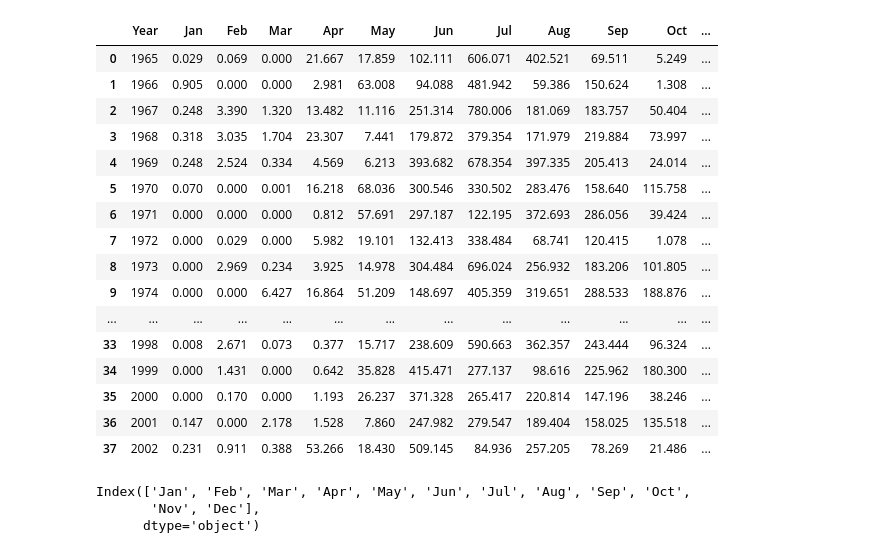
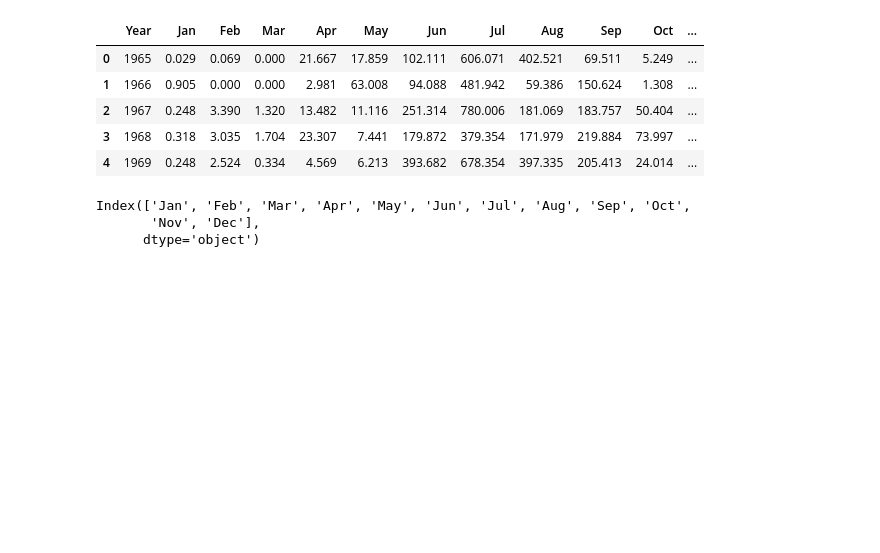
Before and after one commit to alex-v08/practica_DS_coder, a Jupyter notebook: Clase_pandas.ipynb, the cells around one changed output. Drawn from its saved outputs; the diff is of its cells as text; code cells hidden in the pictures; blank space fills up the shorter version.

```diff
--- a/Clase_pandas.ipynb
+++ b/Clase_pandas.ipynb
@@ -3,25 +3,14 @@ import pandas as pd
 # %%
 df_lluvias_archivo = pd.read_csv('./Clase5/pune_1965_to_2002.csv')
 # %%
-df_lluvias_archivo
+df_lluvias_archivo.head(5)
 # %% [output]
 |  | Year | Jan | Feb | Mar | Apr | May | Jun | Jul | Aug | Sep | Oct | ... |
 | 0 | 1965 | 0.029 | 0.069 | 0.000 | 21.667 | 17.859 | 102.111 | 606.071 | 402.521 | 69.511 | 5.249 | ... |
 | 1 | 1966 | 0.905 | 0.000 | 0.000 | 2.981 | 63.008 | 94.088 | 481.942 | 59.386 | 150.624 | 1.308 | ... |
 | 2 | 1967 | 0.248 | 3.390 | 1.320 | 13.482 | 11.116 | 251.314 | 780.006 | 181.069 | 183.757 | 50.404 | ... |
 | 3 | 1968 | 0.318 | 3.035 | 1.704 | 23.307 | 7.441 | 179.872 | 379.354 | 171.979 | 219.884 | 73.997 | ... |
 | 4 | 1969 | 0.248 | 2.524 | 0.334 | 4.569 | 6.213 | 393.682 | 678.354 | 397.335 | 205.413 | 24.014 | ... |
-| 5 | 1970 | 0.070 | 0.000 | 0.001 | 16.218 | 68.036 | 300.546 | 330.502 | 283.476 | 158.640 | 115.758 | ... |
-| 6 | 1971 | 0.000 | 0.000 | 0.000 | 0.812 | 57.691 | 297.187 | 122.195 | 372.693 | 286.056 | 39.424 | ... |
-| 7 | 1972 | 0.000 | 0.029 | 0.000 | 5.982 | 19.101 | 132.413 | 338.484 | 68.741 | 120.415 | 1.078 | ... |
-| 8 | 1973 | 0.000 | 2.969 | 0.234 | 3.925 | 14.978 | 304.484 | 696.024 | 256.932 | 183.206 | 101.805 | ... |
-| 9 | 1974 | 0.000 | 0.000 | 6.427 | 16.864 | 51.209 | 148.697 | 405.359 | 319.651 | 288.533 | 188.876 | ... |
-| ... | ... | ... | ... | ... | ... | ... | ... | ... | ... | ... | ... | ... |
-| 33 | 1998 | 0.008 | 2.671 | 0.073 | 0.377 | 15.717 | 238.609 | 590.663 | 362.357 | 243.444 | 96.324 | ... |
-| 34 | 1999 | 0.000 | 1.431 | 0.000 | 0.642 | 35.828 | 415.471 | 277.137 | 98.616 | 225.962 | 180.300 | ... |
-| 35 | 2000 | 0.000 | 0.170 | 0.000 | 1.193 | 26.237 | 371.328 | 265.417 | 220.814 | 147.196 | 38.246 | ... |
-| 36 | 2001 | 0.147 | 0.000 | 2.178 | 1.528 | 7.860 | 247.982 | 279.547 | 189.404 | 158.025 | 135.518 | ... |
-| 37 | 2002 | 0.231 | 0.911 | 0.388 | 53.266 | 18.430 | 509.145 | 84.936 | 257.205 | 78.269 | 21.486 | ... |
 # %%
 indice = list(df_lluvias_archivo.Year)
 # %%
```
Also changed, not shown: parts of 7 cells of this notebook, 3 other files.
